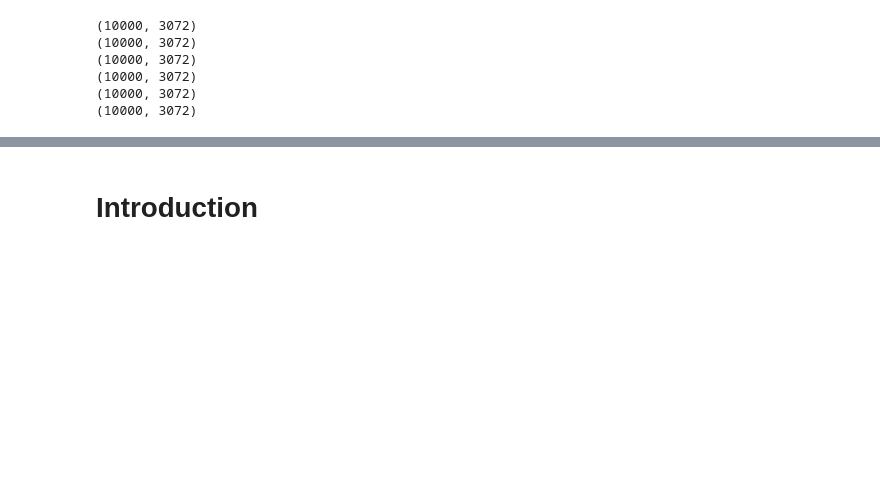
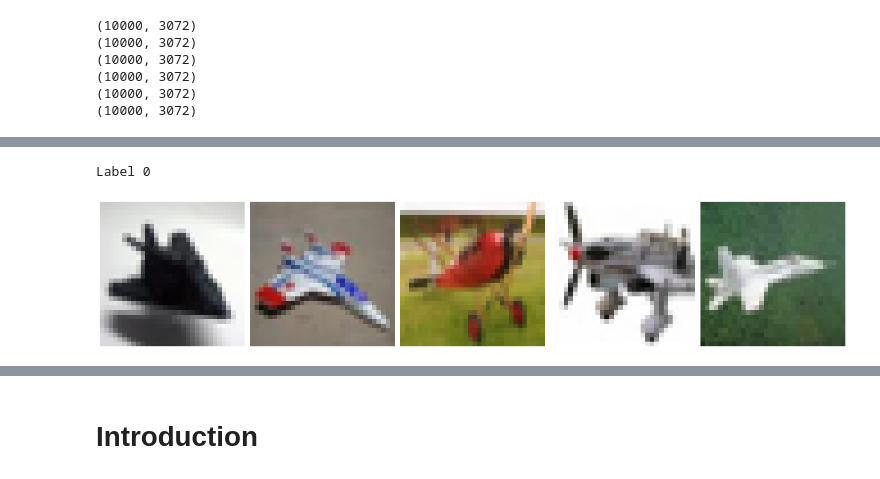
Before and after one commit to SilverCrocus/Phase-3-Data-Science, a Jupyter notebook: report.ipynb, the cells around one changed output, grey strips where cells are left out. Saved outputs shown, nothing was run; the diff lists cells and outputs as text; code cells hidden in the pictures; blank space fills up the shorter version.

```diff
--- a/report.ipynb
+++ b/report.ipynb
@@ -56,0 +110,13 @@ df1.head()
+# %%
+# render 5 images from df1 with the label 0
+fig, axes = plt.subplots(1, 5, figsize=(20,20))
+axes = axes.flatten()
+print('Label 0')
+for img, ax in zip(df1[df1_labels['label'] == 0][:5], axes):
+    ax.imshow(img)
+    ax.axis('off')
+plt.tight_layout()
+plt.show()
+# %% [output]
+Label 0
+[figure, added]
```
Also changed, not shown: parts of 18 cells of this notebook.
